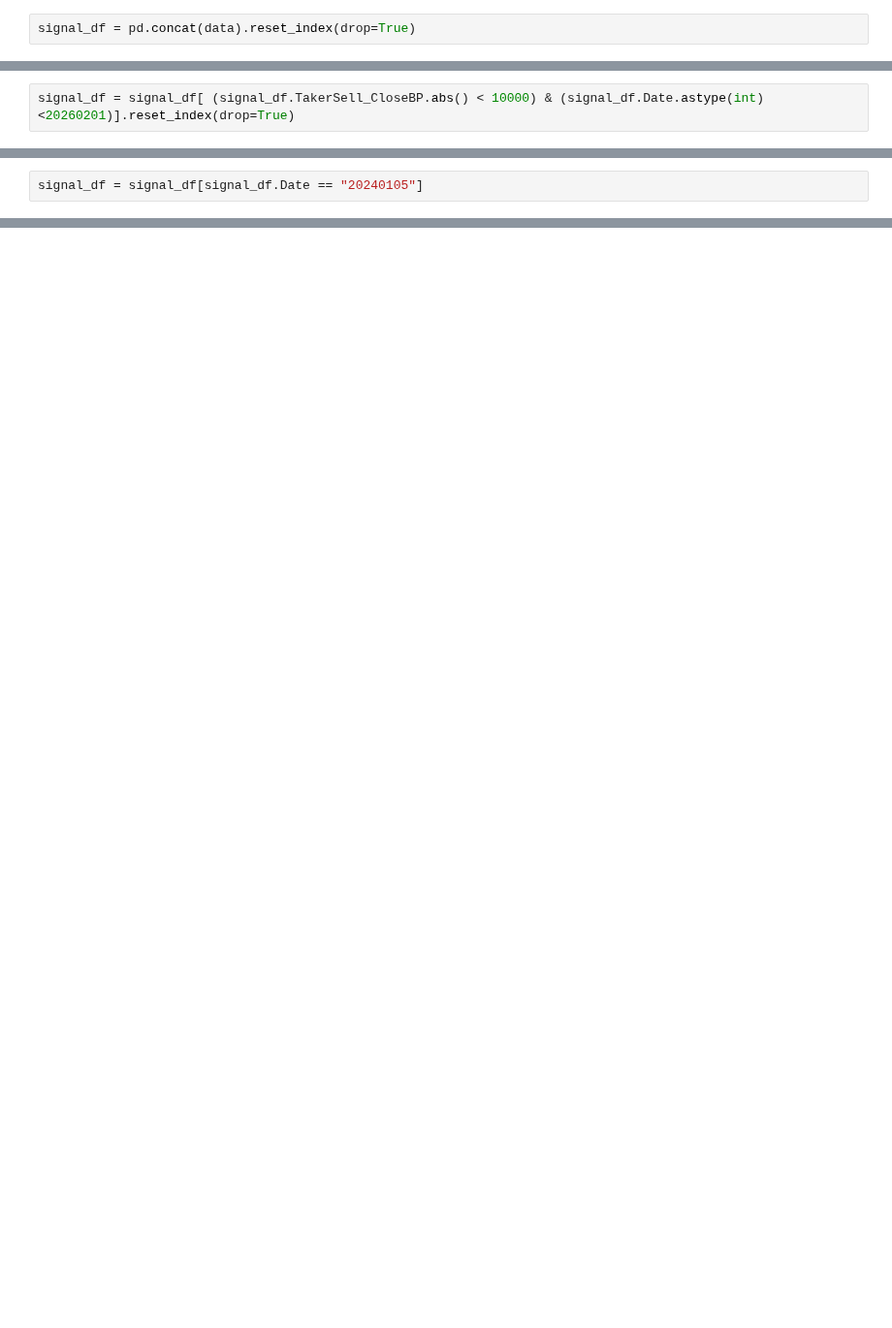
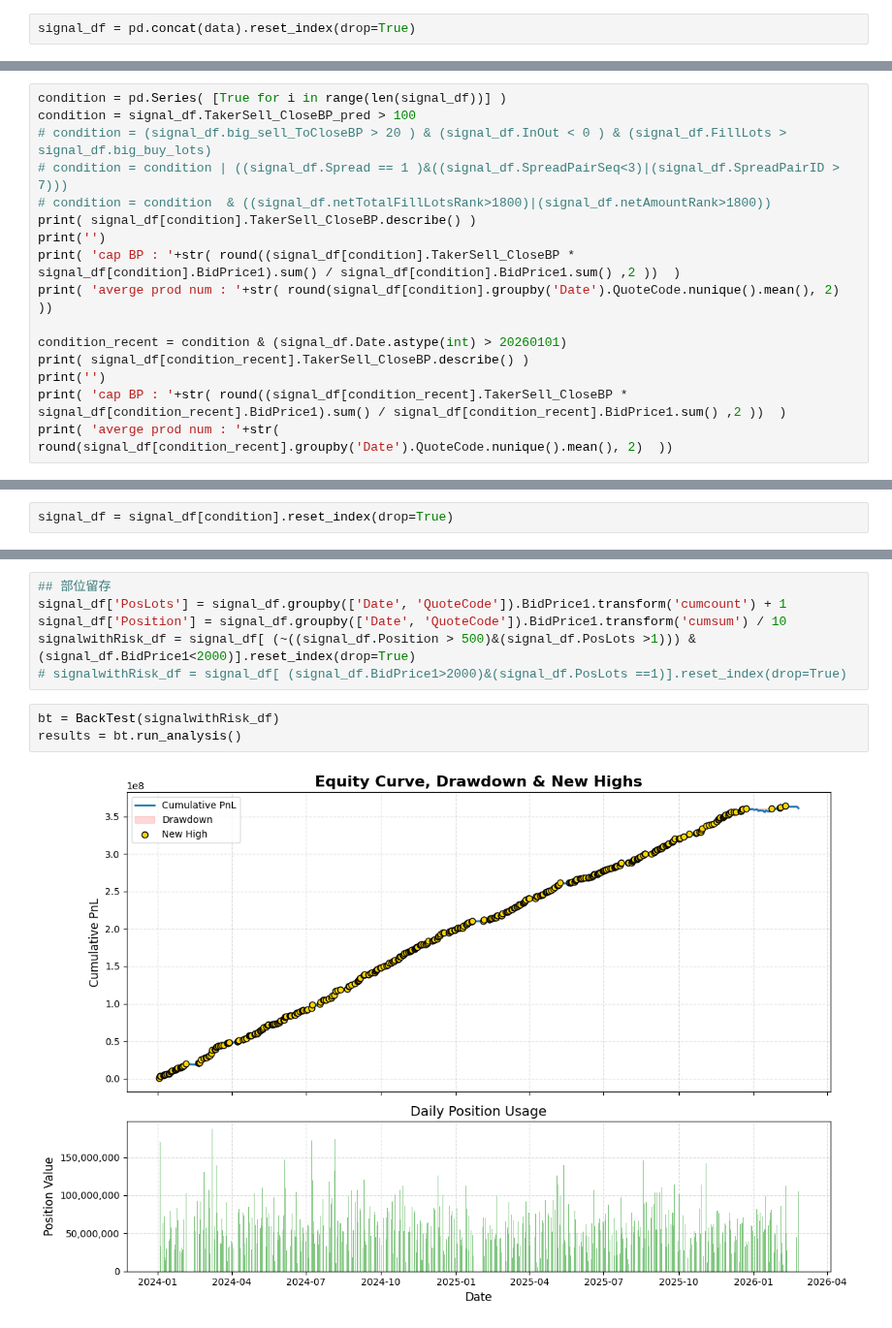
Before and after one commit to knjo/timeSeriesResearch, a Jupyter notebook: negFillResearch.ipynb, the cells around one changed output, grey strips where cells are left out. Shown at 97% size. Drawn from its saved outputs; the diff is of its cells as text; blank space fills up the shorter version.

Commit message:
<Update> feature analysis and backtesting

```diff
--- a/negFillResearch.ipynb
+++ b/negFillResearch.ipynb
@@ -86,0 +265,16 @@ signal_df = signal_df[ (signal_df.TransTime.dt.time < datetime.time(12, 0, 0)) &
+# %%
+condition = pd.Series( [True for i in range(len(signal_df))] )
+condition = signal_df.TakerSell_CloseBP_pred > 100
+# condition = (signal_df.big_sell_ToCloseBP > 20 ) & (signal_df.InOut < 0 ) & (signal_df.FillLots > signal_df.big_buy_lots)
+# condition = condition | ((signal_df.Spread == 1 )&((signal_df.SpreadPairSeq<3)|(signal_df.SpreadPairID > 7)))
+# condition = condition  & ((signal_df.netTotalFillLotsRank>1800)|(signal_df.netAmountRank>1800))
+print( signal_df[condition].TakerSell_CloseBP.describe() )
+print('')
+print( 'cap BP : '+str( round((signal_df[condition].TakerSell_CloseBP * signal_df[condition].BidPrice1).sum() / signal_df[condition].BidPrice1.sum() ,2 ))  )
+print( 'averge prod num : '+str( round(signal_df[condition].groupby('Date').QuoteCode.nunique().mean(), 2)  ))
+
+condition_recent = condition & (signal_df.Date.astype(int) > 20260101)
+print( signal_df[condition_recent].TakerSell_CloseBP.describe() )
+print('')
+print( 'cap BP : '+str( round((signal_df[condition_recent].TakerSell_CloseBP * signal_df[condition_recent].BidPrice1).sum() / signal_df[condition_recent].BidPrice1.sum() ,2 ))  )
+print( 'averge prod num : '+str( round(signal_df[condition_recent].groupby('Date').QuoteCode.nunique().mean(), 2)  ))
@@ -87,2 +299,2 @@ signal_df = signal_df[ (signal_df.TransTime.dt.time < datetime.time(12, 0, 0)) &
 # %%
-signal_df = signal_df[ (signal_df.TakerSell_CloseBP.abs() < 10000) & (signal_df.Date.astype(int) <20260201)].reset_index(drop=True)
+signal_df = signal_df[condition].reset_index(drop=True)
@@ -132,2 +300,0 @@ signal_df[signal_df.TakerSell_CloseBP.abs() > 2000]
-# %%
-signal_df = signal_df[signal_df.Date == "20240105"]
@@ -156,0 +305,11 @@ df.to_pandas().head()
+# %%
+## 部位留存
+signal_df['PosLots'] = signal_df.groupby(['Date', 'QuoteCode']).BidPrice1.transform('cumcount') + 1
+signal_df['Position'] = signal_df.groupby(['Date', 'QuoteCode']).BidPrice1.transform('cumsum') / 10
+signalwithRisk_df = signal_df[ (~((signal_df.Position > 500)&(signal_df.PosLots >1))) & (signal_df.BidPrice1<2000)].reset_index(drop=True)
+# signalwithRisk_df = signal_df[ (signal_df.BidPrice1>2000)&(signal_df.PosLots ==1)].reset_index(drop=True)
+# %%
+bt = BackTest(signalwithRisk_df)
+results = bt.run_analysis()
+# %% [output]
+[figure, added]
```
Also changed, not shown: parts of 29 cells of this notebook, 2 other files.
